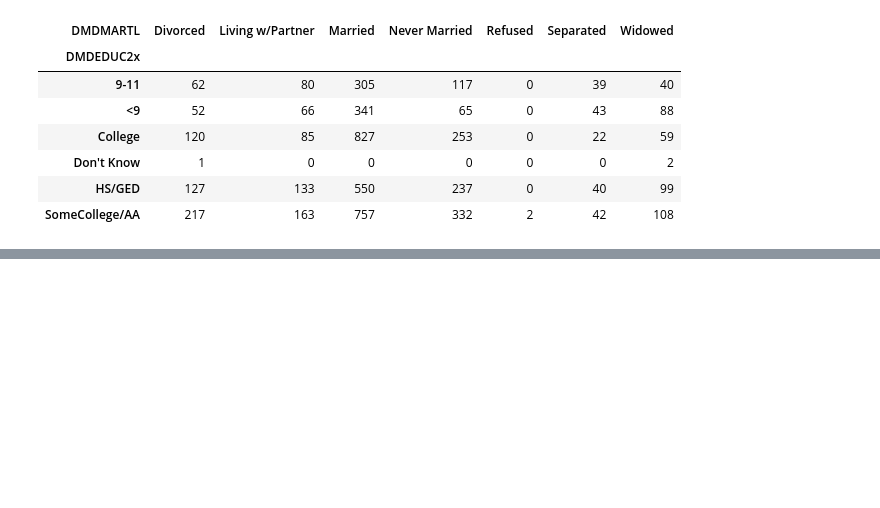
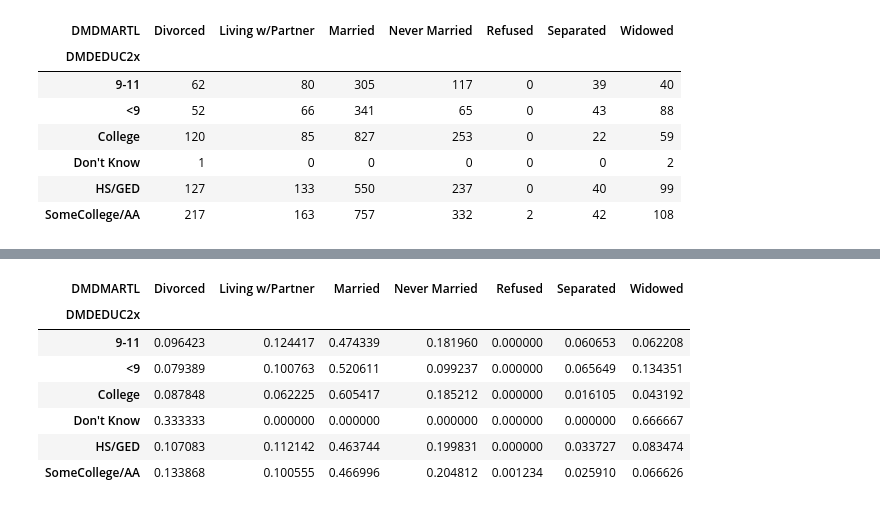
Before and after one commit to arpitsharma27/PythonPractice, a Jupyter notebook: UniversityOf_Michigan_Week3_Nhanes_Multivariate_Analyses.ipynb, the cells around one changed output, grey strips where cells are left out. Saved outputs shown, nothing was run; the diff lists cells and outputs as text; code cells hidden in the pictures; blank space fills up the shorter version.

```diff
--- a/UniversityOf_Michigan_Week3_Nhanes_Multivariate_Analyses.ipynb
+++ b/UniversityOf_Michigan_Week3_Nhanes_Multivariate_Analyses.ipynb
@@ -151,0 +156,12 @@ y
+# %%
+#Normalization by Row
+y.apply(lambda z: z/z.sum(), axis=1)
+# %% [output]
+| DMDMARTL | Divorced | Living w/Partner | Married | Never Married | Refused | Separated | Widowed |
+| DMDEDUC2x |  |  |  |  |  |  |  |
+| 9-11 | 0.096423 | 0.124417 | 0.474339 | 0.181960 | 0.000000 | 0.060653 | 0.062208 |
+| <9 | 0.079389 | 0.100763 | 0.520611 | 0.099237 | 0.000000 | 0.065649 | 0.134351 |
+| College | 0.087848 | 0.062225 | 0.605417 | 0.185212 | 0.000000 | 0.016105 | 0.043192 |
+| Don't Know | 0.333333 | 0.000000 | 0.000000 | 0.000000 | 0.000000 | 0.000000 | 0.666667 |
+| HS/GED | 0.107083 | 0.112142 | 0.463744 | 0.199831 | 0.000000 | 0.033727 | 0.083474 |
+| SomeCollege/AA | 0.133868 | 0.100555 | 0.466996 | 0.204812 | 0.001234 | 0.025910 | 0.066626 |
```
Also changed, not shown: parts of 14 cells of this notebook.
